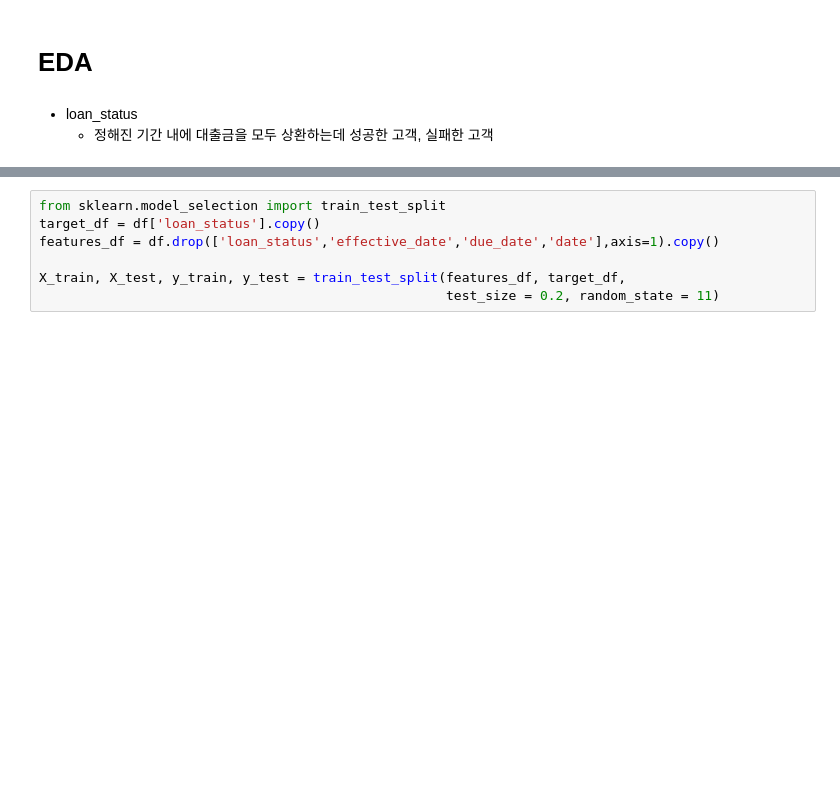
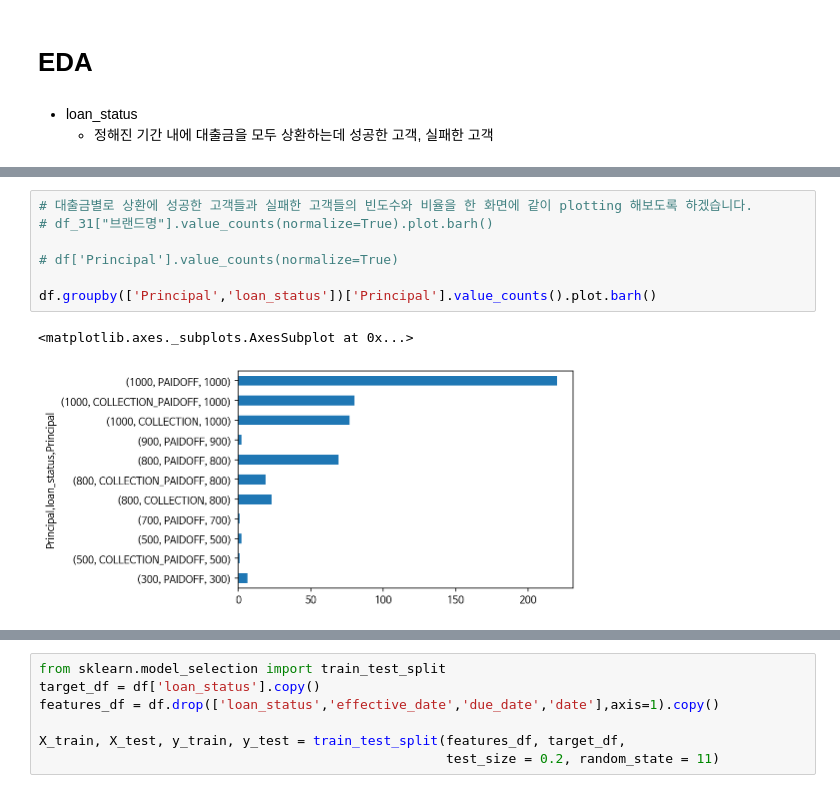
Before and after one commit to seonwoojh/KaggleStruggle, a Jupyter notebook: Kaggle_Loan_Data_Classification.ipynb, the cells around one changed output, grey strips where cells are left out. Saved outputs shown, nothing was run; the diff lists cells and outputs as text; blank space fills up the shorter version.

```diff
--- a/Kaggle_Loan_Data_Classification.ipynb
+++ b/Kaggle_Loan_Data_Classification.ipynb
@@ -225,0 +201,10 @@ for h in ax.patches:
+# %%
+# 대출금별로 상환에 성공한 고객들과 실패한 고객들의 빈도수와 비율을 한 화면에 같이 plotting 해보도록 하겠습니다.
+# df_31["브랜드명"].value_counts(normalize=True).plot.barh()
+
+# df['Principal'].value_counts(normalize=True)
+
+df.groupby(['Principal','loan_status'])['Principal'].value_counts().plot.barh()
+# %% [output]
+<matplotlib.axes._subplots.AxesSubplot at 0x...>
+[figure, added]
```
Also changed, not shown: parts of 12 cells of this notebook.
